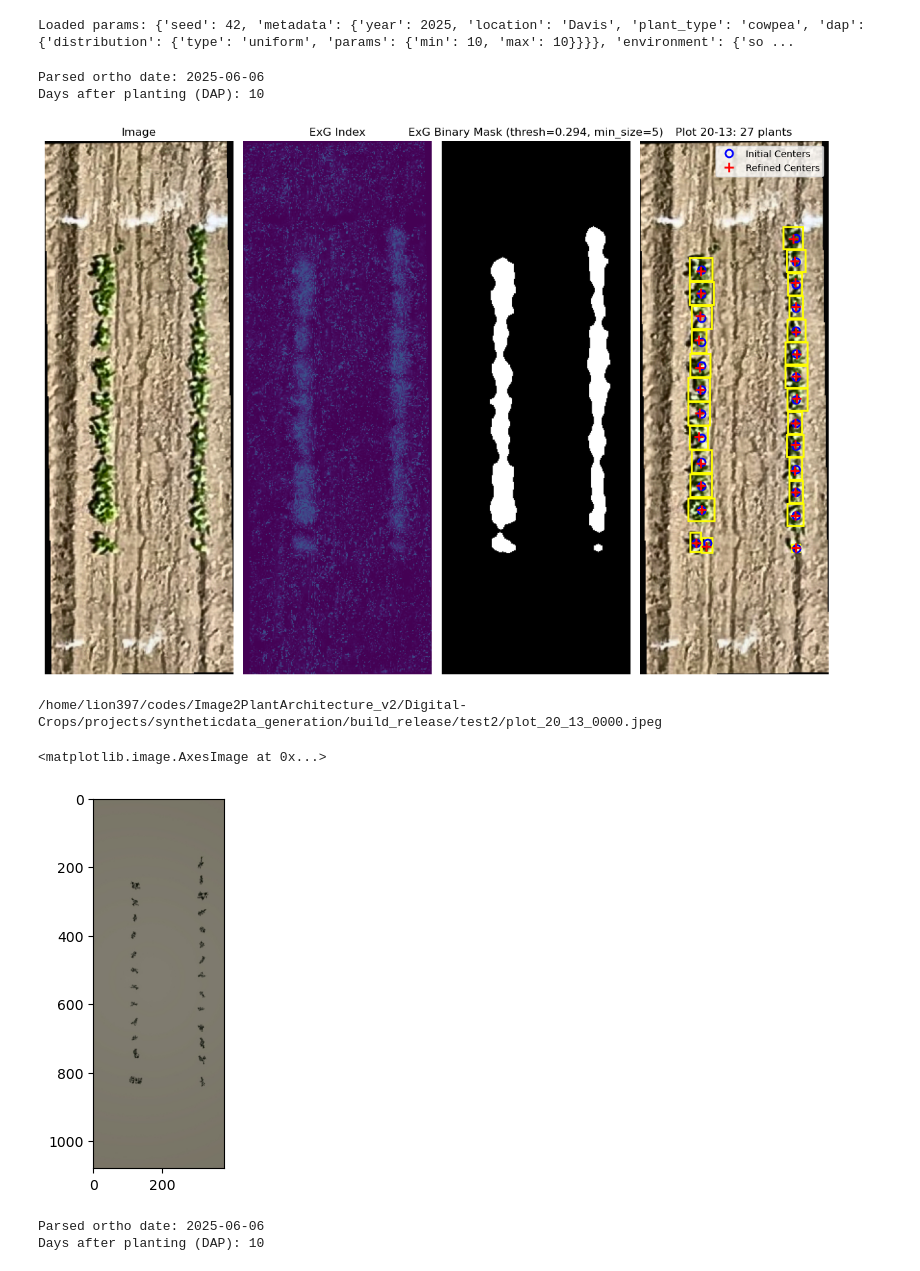
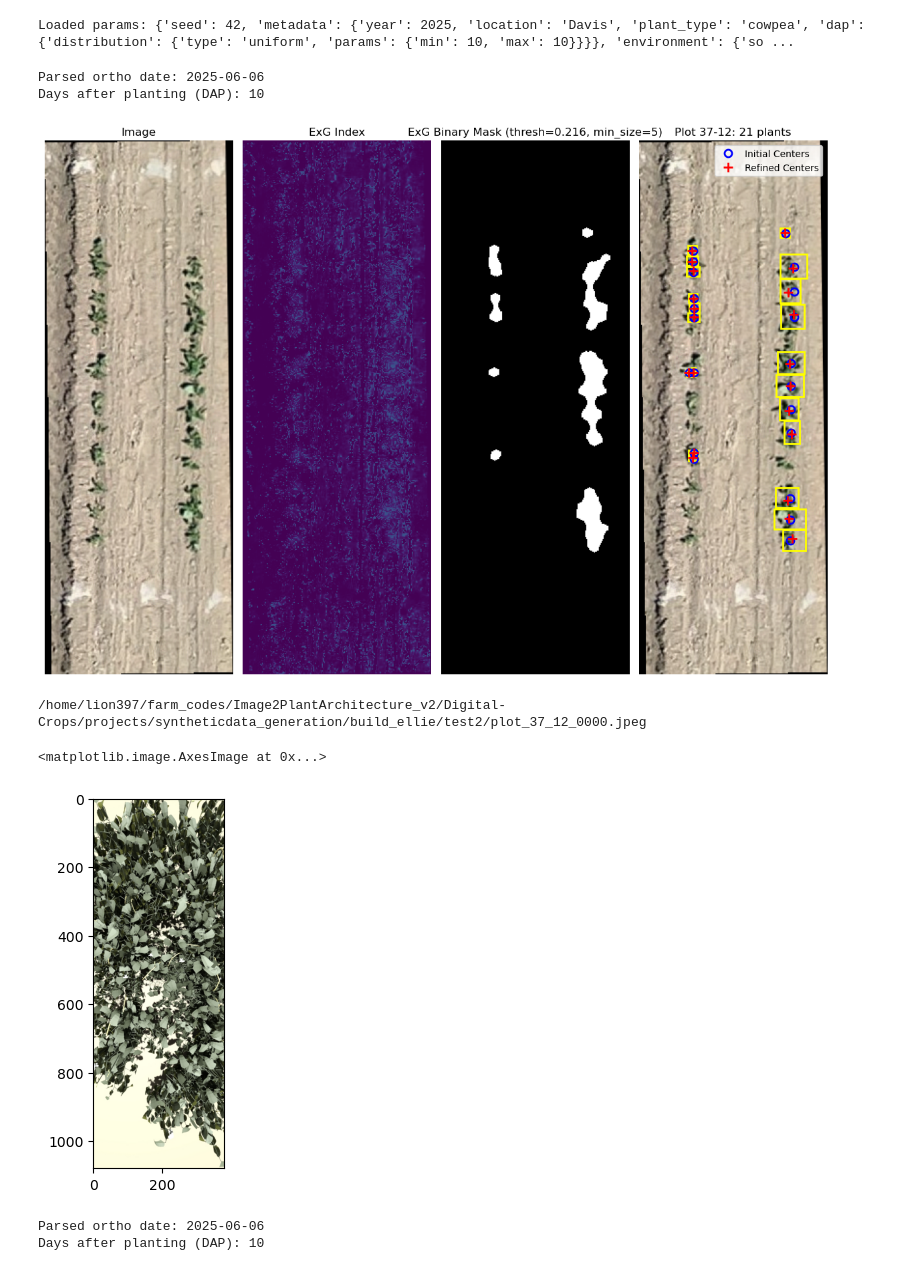
Before and after one commit to GEMINI-Breeding/Digital-Crops, a Jupyter notebook: projects/syntheticdata_generation/generate_dataset_drone.ipynb, the cells around one changed output. Saved outputs shown, nothing was run; the diff lists cells and outputs as text; code cells hidden in the pictures.

```diff
--- a/projects/syntheticdata_generation/generate_dataset_drone.ipynb
+++ b/projects/syntheticdata_generation/generate_dataset_drone.ipynb
@@ -1255,8 +1255,8 @@ else:
 
 ortho_path="../../../data/raw/2025_Davis/real_data/2025-06-06/Drone/2025-06-06-RGB.tif"
 dem_path="../../../data/raw/2025_Davis/real_data/2025-06-06/Drone/2025-06-06-RGB.tif"
-helios_path = "build_release"
-#helios_path = "build_ellie"
+#helios_path = "build_release"
+helios_path = "build_ellie"
 drone_ds = DroneOrthoDataset(
     ortho_path=Path(ortho_path),
     dem_path=Path(dem_path),  # Add DEM path
@@ -1268,46 +1268,51 @@ drone_ds = DroneOrthoDataset(
 )
 
 # Process single plot
-idx = 35*14 + 10 - 1 # dap_90_plot_35_10_0000.jpeg ?
+# Bed fist
+# idx = 35*14 + 10 - 1 # dap_90_plot_35_10_0000.jpeg ?
+# row first
+bed = 37
+row = 12
+idx = (row-1) * 40 + bed - 1
 img, meta = drone_ds[idx]
-results = drone_ds.localize_plants(idx=idx, min_size=5, histogram_norm=True, use_sam=False, show=True)
+results = drone_ds.localize_plants(idx=idx, min_size=5, histogram_norm=False, use_sam=False, show=True)
 
 # Load example params
 params_path = Path("params.json")  # change to the correct filename or absolute path
 if not params_path.exists():
-    raise FileNotFoundError(f"JSON file not found: {params_path}")
+    raise FileNotFoundError(f"JSwON file not found: {params_path}")
 with params_path.open("r", encoding="utf-8") as f:
     params = json.load(f)
 
 output_dir = f"{helios_path}/test2"
 params_path = drone_ds.generate_params(
     idx,
     results,
     params,
     #age=dap,
-    age=10,
+    age=90,
     use_dem_ground=False,
-    camera_height=1.5,
+    camera_height=5.0,
     plot_size_buffer=1.0,
     dem_scale_z=0.1,      # Smaller scale for realistic ground variation
     dem_subsample=1,       # Reduce mesh complexity
     output_dir = output_dir
 )
 drone_ds.run_helios(params_path, output_path=output_dir.split("/")[-1])
 
 
 # Visualize the rendered image too
 output_image_name = params_path.replace(".json","_0000.jpeg")
 image = Image.open(output_image_name)
 print(output_image_name)
 plt.imshow(image)
 # %% [output]
 Parsed ortho date: 2025-06-06
 Days after planting (DAP): 10
-[figure, old version]
+[figure, new version]
-/home/lion397/codes/Image2PlantArchitecture_v2/Digital-Crops/projects/syntheticdata_generation/build_release/test2/plot_20_13_0000.jpeg
+/home/lion397/farm_codes/Image2PlantArchitecture_v2/Digital-Crops/projects/syntheticdata_generation/build_ellie/test2/plot_37_12_0000.jpeg
 <matplotlib.image.AxesImage at 0x...>
-[figure, old version]
+[figure, new version]
 # %%
 #!/usr/bin/env python3
 """
```
Also changed, not shown: 3 other files.
